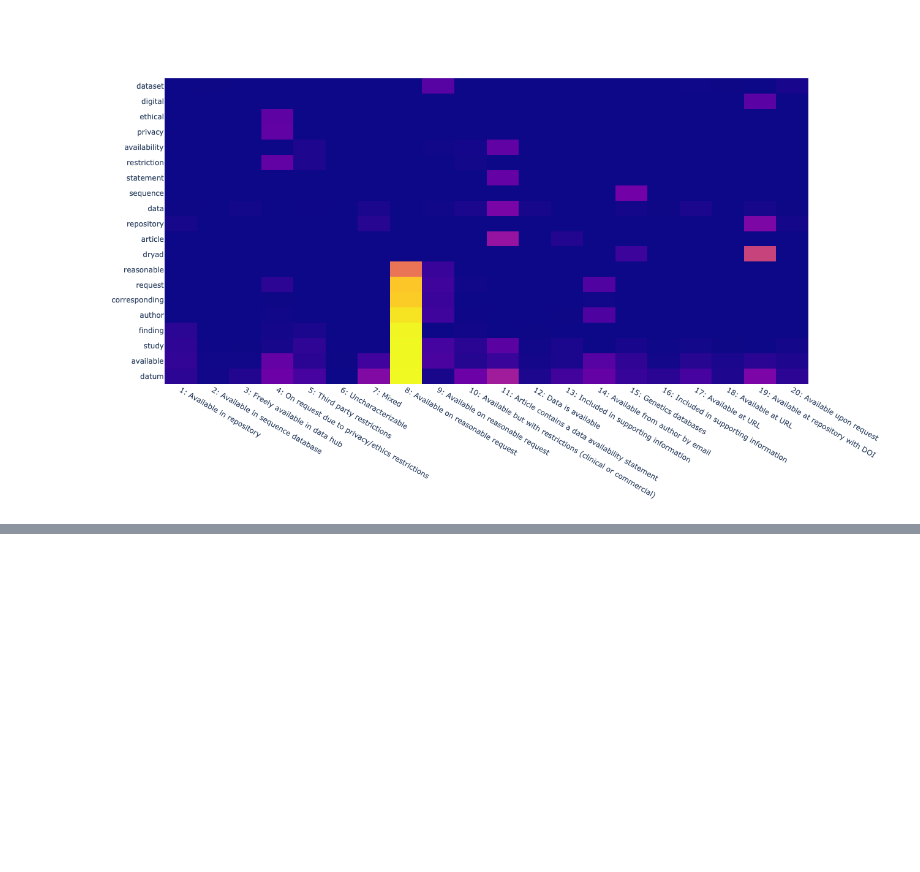
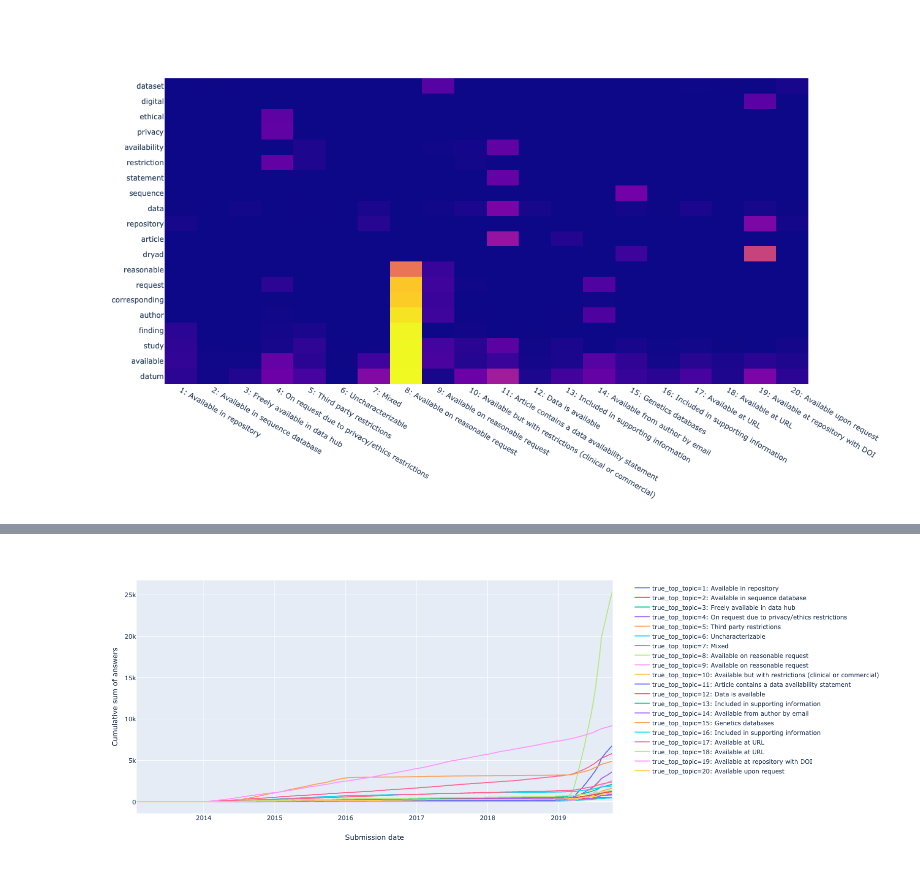
Before and after one commit to DWFlanagan/data-availability-statements, a Jupyter notebook: notebooks/0.6-DWFlanagan-LDA-vis.ipynb, the cells around one changed output, grey strips where cells are left out. Saved outputs shown, nothing was run; the diff lists cells and outputs as text; code cells hidden in the pictures; blank space fills up the shorter version.

Commit message:
Added topic growth over time.

```diff
--- a/notebooks/0.6-DWFlanagan-LDA-vis.ipynb
+++ b/notebooks/0.6-DWFlanagan-LDA-vis.ipynb
@@ -303,0 +362,8 @@ fig.show()
+# %%
+growth_data = pd.concat([tokenized, document_model], axis=1)
+
+growth_data["top_topic"] = growth_data.loc[
+    :, "1: Available in repository":"20: Available upon request"
+].idxmax(axis=1)
+
+growth_data.head()
@@ -303,0 +378,9 @@ fig.show()
+# %%
+# Null out cases where no topic was assigned because all topics are 5%
+growth_data["true_top_topic"] = np.where(
+    ((growth_data["1: Available in repository"] >= .049) & (growth_data["1: Available in repository"] <= .051) & (growth_data["top_topic"] == "1: Available in repository")),
+    "nothing",
+    growth_data["top_topic"],
+)
+
+growth_data["true_top_topic"].value_counts()
@@ -303,0 +415,6 @@ fig.show()
+# %%
+growth_data_grouped = growth_data.groupby(["true_top_topic", pd.Grouper(key="submissiondate", freq="W")])['documentid'].count().to_frame()
+growth_data_grouped["cumsum"] = growth_data_grouped.groupby(level=-2)['documentid'].cumsum()
+growth_data_grouped = growth_data_grouped.reset_index()
+growth_data_grouped = growth_data_grouped[growth_data_grouped["true_top_topic"] != "nothing"]
+growth_data_grouped.head(5)
@@ -303,0 +428,21 @@ fig.show()
+# %%
+fig = px.line(
+    growth_data_grouped,
+    x="submissiondate",
+    y="cumsum",
+    color="true_top_topic",
+    category_orders={"true_top_topic": list(custom_names.values())},
+    width=1200,
+)
+
+fig.update_xaxes(title_text="Submission date")
+fig.update_yaxes(title_text="Cumulative sum of answers")
+
+fig_path = os.path.join(PROJ_ROOT + "/reports/figures/" + "0.6-07-topic-growth")
+
+pio.write_html(fig, fig_path + ".html", include_plotlyjs="cdn")
+pio.write_image(fig, fig_path + ".svg")
+
+fig.show()
+# %% [output]
+[figure, added]
```
Also changed, not shown: parts of 13 cells of this notebook, 2 other files.
